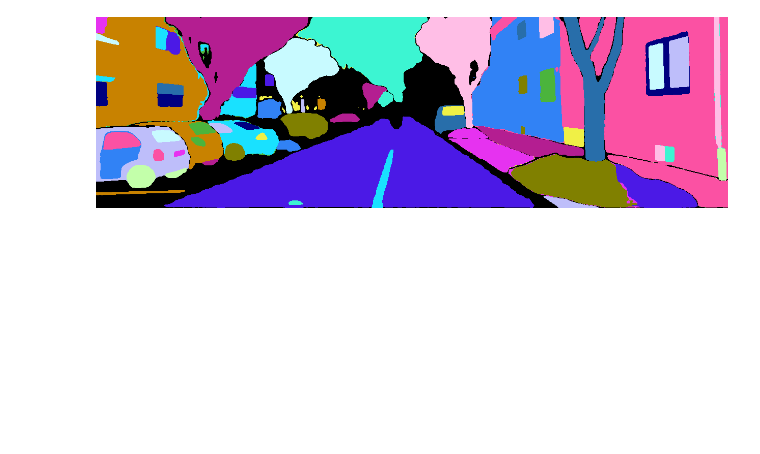
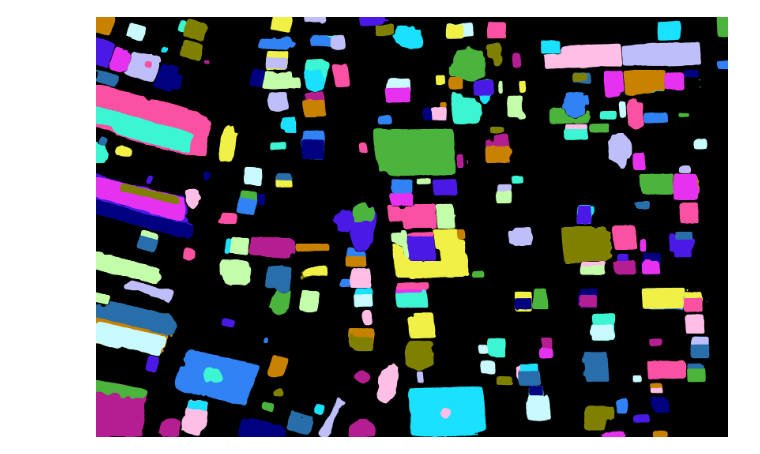
Before and after one commit to prime-slam/lidar-labelling, a Jupyter notebook: geo_seg_debug.ipynb, the cells around one changed output. Drawn from its saved outputs; the diff is of its cells as text; code cells hidden in the pictures; blank space fills up the shorter version.

Commit message:
add script for labelling geo images using sam and saving results npz format

```diff
--- a/geo_seg_debug.ipynb
+++ b/geo_seg_debug.ipynb
@@ -10,4 +9,0 @@ res = get_annotated_image(image_rgb)
-# %%
-res
-# %% [output]
-[figure, removed]
@@ -13,0 +23,35 @@ res
+# %%
+arr_sam = get_array_instances_by_image_sam(cv2.imread('images_cams/images/00000000.jpg'))  # an array of masks, each in the form of a dictionary
+# %%
+import numpy as np
+import supervision as sv
+
+from PIL import Image as im
+
+def get_annotated_image(cam_image, sam_result):
+    mask_annotator = sv.MaskAnnotator(opacity = 1.0, color_lookup = sv.ColorLookup.INDEX)
+    detections = sv.Detections.from_sam(sam_result=sam_result)
+
+    black_image = get_black_image(cam_image)
+
+    annotated_image = mask_annotator.annotate(
+        scene=np.array(black_image), detections=detections
+    )
+
+    return im.fromarray(annotated_image)
+
+
+def get_black_image(src_image):
+    black_image = im.fromarray(src_image)
+    black_pixels = black_image.load()
+    for x in range(black_image.width):
+        for y in range(black_image.height):
+            black_pixels[x, y] = (0, 0, 0)
+
+    return black_image
+# %%
+res2 = get_annotated_image(cv2.imread('images_cams/images/00000000.jpg'), arr_sam)  # original image with masks 'arr_sam' applied to it
+# %%
+res2  # visualization
+# %% [output]
+[figure, added]
```
Also changed, not shown: parts of 9 cells of this notebook, 1 other file.
